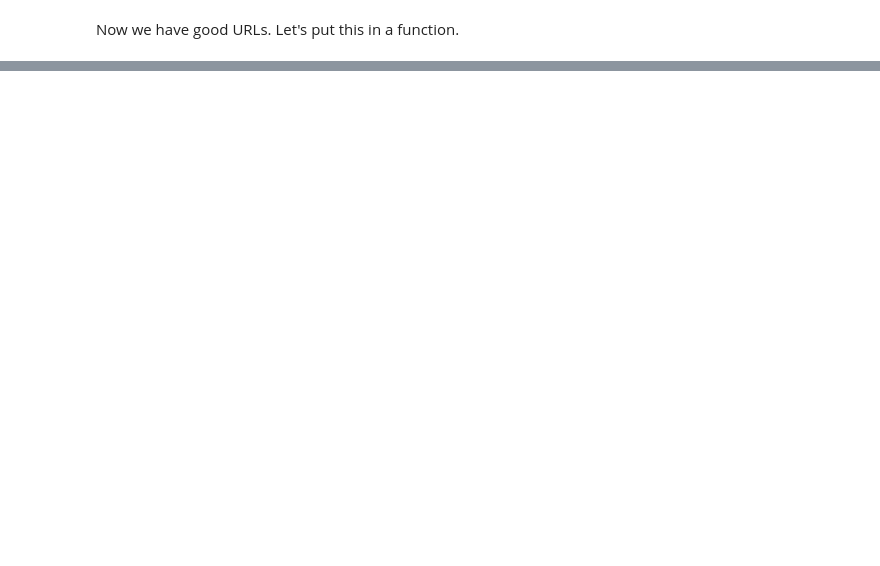
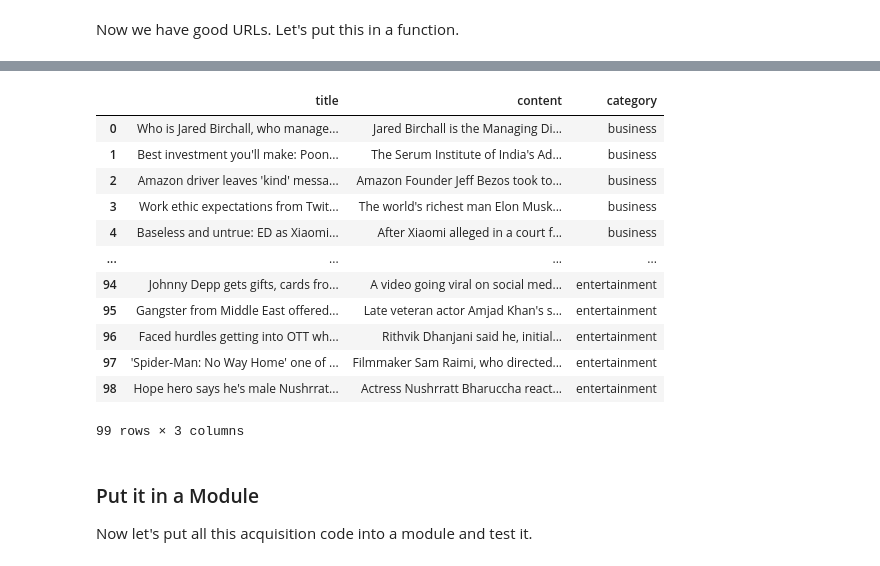
Before and after one commit to alegarcia-dev/natural-language-processing-exercises, a Jupyter notebook: acquire.ipynb, the cells around one changed output, grey strips where cells are left out. Cells and saved outputs as stored; diff of their text form; code cells hidden in the pictures; blank space fills up the shorter version.

```diff
--- a/acquire.ipynb
+++ b/acquire.ipynb
@@ -418,0 +487,31 @@ def a_function():
+# %%
+# Let's put it in a function
+
+def get_news_articles(categories):
+    articles = []
+
+    for category in categories:
+        for link in get_category_links(category):
+            articles.append(get_article_info(link, category))
+
+    return pd.DataFrame(articles)
+# %%
+get_news_articles(categories)
+# %% [output]
+|  | title | content | category |
+| 0 | Who is Jared Birchall, who manage... | Jared Birchall is the Managing Di... | business |
+| 1 | Best investment you'll make: Poon... | The Serum Institute of India's Ad... | business |
+| 2 | Amazon driver leaves 'kind' messa... | Amazon Founder Jeff Bezos took to... | business |
+| 3 | Work ethic expectations from Twit... | The world's richest man Elon Musk... | business |
+| 4 | Baseless and untrue: ED as Xiaomi... | After Xiaomi alleged in a court f... | business |
+| ... | ... | ... | ... |
+| 94 | Johnny Depp gets gifts, cards fro... | A video going viral on social med... | entertainment |
+| 95 | Gangster from Middle East offered... | Late veteran actor Amjad Khan's s... | entertainment |
+| 96 | Faced hurdles getting into OTT wh... | Rithvik Dhanjani said he, initial... | entertainment |
+| 97 | 'Spider-Man: No Way Home' one of ... | Filmmaker Sam Raimi, who directed... | entertainment |
+| 98 | Hope hero says he's male Nushrrat... | Actress Nushrratt Bharuccha react... | entertainment |
+99 rows × 3 columns
+# %% [markdown]
+### Put it in a Module
+
+Now let's put all this acquisition code into a module and test it.
```
Also changed, not shown: parts of 16 cells of this notebook, 4 other files.
